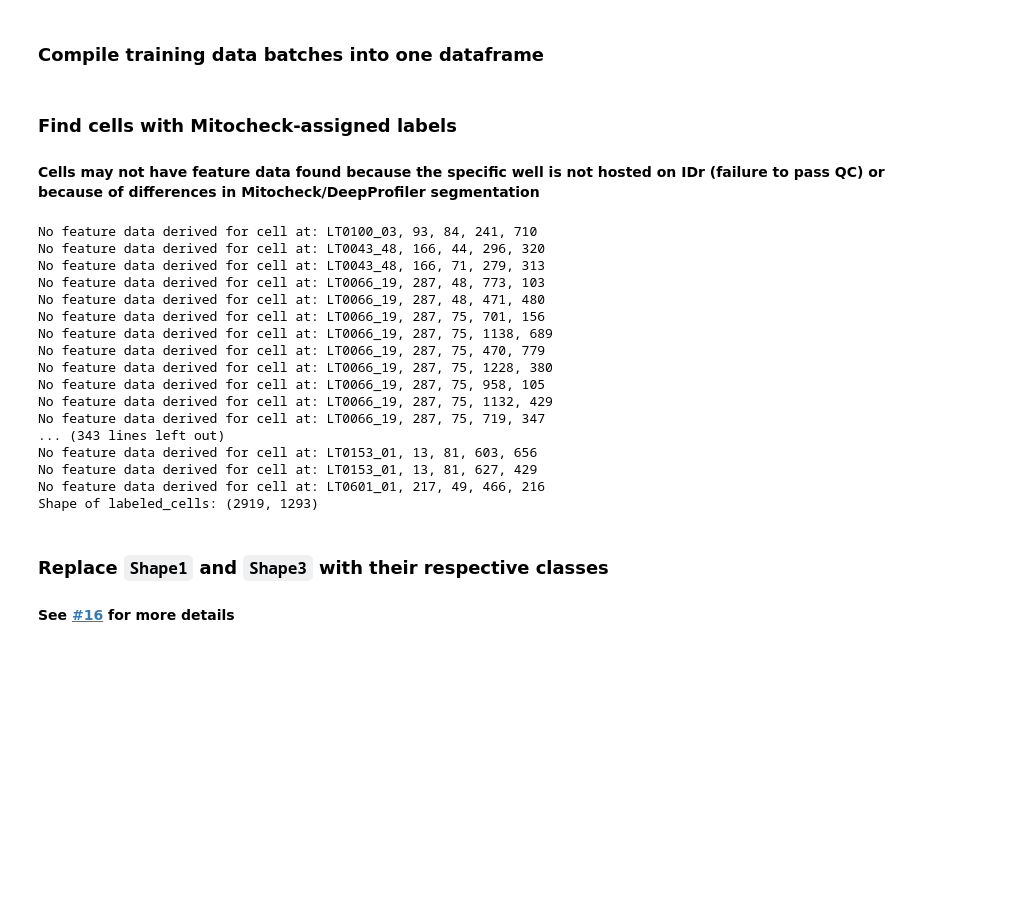
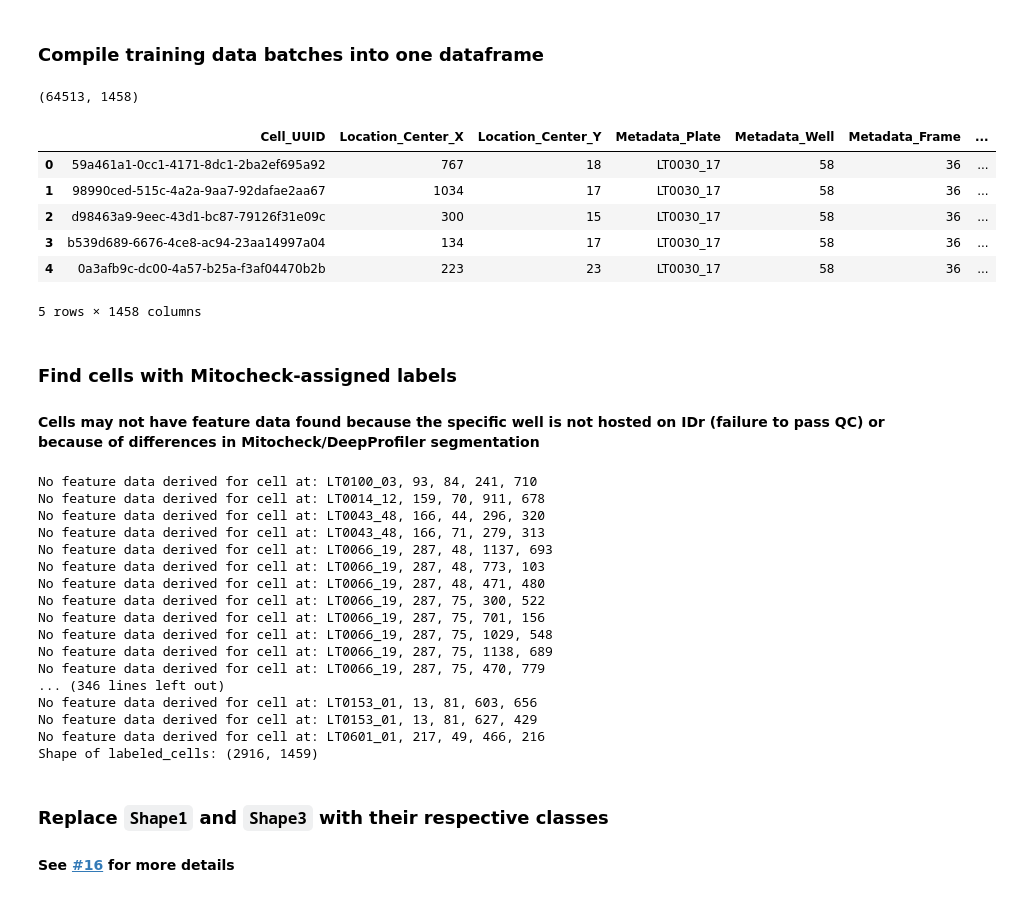
Before and after one commit to WayScience/mitocheck_data, a Jupyter notebook: 2.format_training_data/training_data.ipynb, the cells around one changed output. Saved outputs shown, nothing was run; the diff lists cells and outputs as text; code cells hidden in the pictures; blank space fills up the shorter version.

```diff
--- a/2.format_training_data/training_data.ipynb
+++ b/2.format_training_data/training_data.ipynb
@@ -12,9 +12,19 @@ from training_data_utils import get_labeled_cells
 # %% [markdown]
 ### Compile training data batches into one dataframe
 # %%
-training_data_features_path = pathlib.Path("../1.idr_streams/extracted_features/training_data")
+training_data_features_path = pathlib.Path("../1.idr_streams/extracted_features/training_data/merged_features/")
 training_data = compile_mitocheck_batch_data(training_data_features_path)
-#training_data
+print(training_data.shape)
+training_data.head()
+# %% [output]
+(64513, 1458)
+|  | Cell_UUID | Location_Center_X | Location_Center_Y | Metadata_Plate | Metadata_Well | Metadata_Frame | ... |
+| 0 | 59a461a1-0cc1-4171-8dc1-2ba2ef695a92 | 767 | 18 | LT0030_17 | 58 | 36 | ... |
+| 1 | 98990ced-515c-4a2a-9aa7-92dafae2aa67 | 1034 | 17 | LT0030_17 | 58 | 36 | ... |
+| 2 | d98463a9-9eec-43d1-bc87-79126f31e09c | 300 | 15 | LT0030_17 | 58 | 36 | ... |
+| 3 | b539d689-6676-4ce8-ac94-23aa14997a04 | 134 | 17 | LT0030_17 | 58 | 36 | ... |
+| 4 | 0a3afb9c-dc00-4a57-b25a-f3af04470b2b | 223 | 23 | LT0030_17 | 58 | 36 | ... |
+5 rows × 1458 columns
 # %% [markdown]
 ### Find cells with Mitocheck-assigned labels
 
@@ -22,26 +32,26 @@ training_data = compile_mitocheck_batch_data(training_data_features_path)
 # %%
 features_samples_path = pathlib.Path("../mitocheck_metadata/features.samples.txt")
 
-labeled_cells = get_labeled_cells(training_data, features_samples_path)
+labeled_cells = get_labeled_cells(training_data, features_samples_path, "DP__Object_Outline")
 print(f"Shape of labeled_cells: {labeled_cells.shape}")
 # %% [output]
 No feature data derived for cell at: LT0100_03, 93, 84, 241, 710
+No feature data derived for cell at: LT0014_12, 159, 70, 911, 678
 No feature data derived for cell at: LT0043_48, 166, 44, 296, 320
 No feature data derived for cell at: LT0043_48, 166, 71, 279, 313
+No feature data derived for cell at: LT0066_19, 287, 48, 1137, 693
 No feature data derived for cell at: LT0066_19, 287, 48, 773, 103
 No feature data derived for cell at: LT0066_19, 287, 48, 471, 480
+No feature data derived for cell at: LT0066_19, 287, 75, 300, 522
 No feature data derived for cell at: LT0066_19, 287, 75, 701, 156
+No feature data derived for cell at: LT0066_19, 287, 75, 1029, 548
 No feature data derived for cell at: LT0066_19, 287, 75, 1138, 689
 No feature data derived for cell at: LT0066_19, 287, 75, 470, 779
-No feature data derived for cell at: LT0066_19, 287, 75, 1228, 380
-No feature data derived for cell at: LT0066_19, 287, 75, 958, 105
-No feature data derived for cell at: LT0066_19, 287, 75, 1132, 429
-No feature data derived for cell at: LT0066_19, 287, 75, 719, 347
-... (343 lines left out)
+... (346 lines left out)
 No feature data derived for cell at: LT0153_01, 13, 81, 603, 656
 No feature data derived for cell at: LT0153_01, 13, 81, 627, 429
 No feature data derived for cell at: LT0601_01, 217, 49, 466, 216
-Shape of labeled_cells: (2919, 1293)
+Shape of labeled_cells: (2916, 1459)
 # %% [markdown]
 ### Replace `Shape1` and `Shape3` with their respective classes
 #### See [#16](https://github.com/WayScience/mitocheck_data/issues/16) for more details
```
Also changed, not shown: parts of 1 cell of this notebook, 3 other files.
